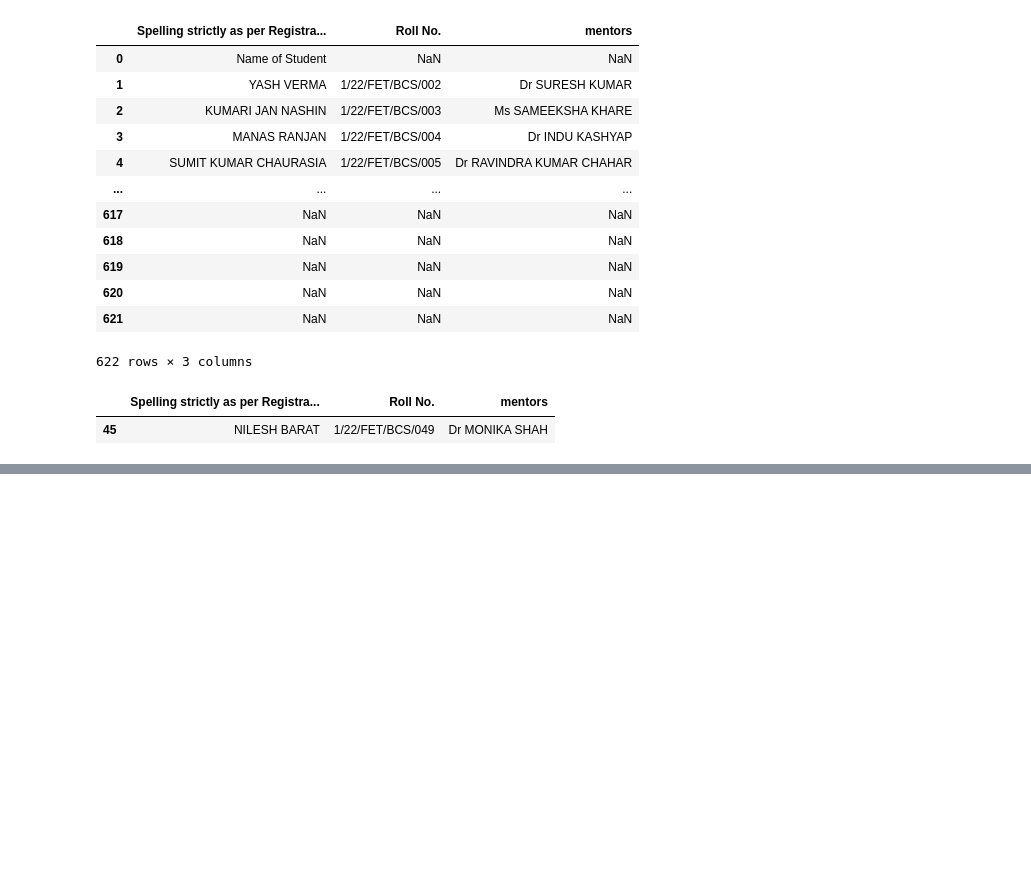
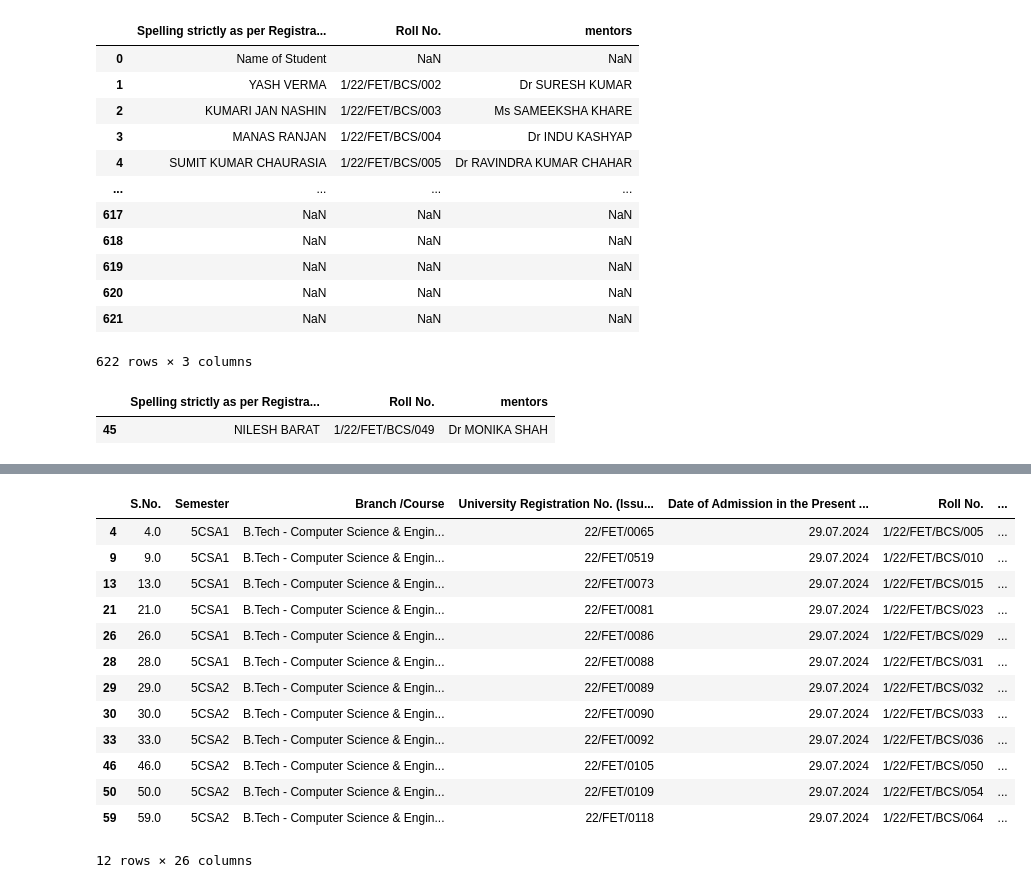
Before and after one commit to Carnit/Machine_learning, a Jupyter notebook: LAB_2/extracting_info.ipynb, the cells around one changed output, grey strips where cells are left out. Saved outputs shown, nothing was run; the diff lists cells and outputs as text; code cells hidden in the pictures; blank space fills up the shorter version.

```diff
--- a/LAB_2/extracting_info.ipynb
+++ b/LAB_2/extracting_info.ipynb
@@ -48,0 +152,18 @@ filtered_data
+# %%
+state = df[df['State']=='DELHI']
+state
+# %% [output]
+|  | S.No. | Semester | Branch /Course | University Registration No. (Issu... | Date of Admission in the Present ... | Roll No. | ... |
+| 4 | 4.0 | 5CSA1 | B.Tech - Computer Science & Engin... | 22/FET/0065 | 29.07.2024 | 1/22/FET/BCS/005 | ... |
+| 9 | 9.0 | 5CSA1 | B.Tech - Computer Science & Engin... | 22/FET/0519 | 29.07.2024 | 1/22/FET/BCS/010 | ... |
+| 13 | 13.0 | 5CSA1 | B.Tech - Computer Science & Engin... | 22/FET/0073 | 29.07.2024 | 1/22/FET/BCS/015 | ... |
+| 21 | 21.0 | 5CSA1 | B.Tech - Computer Science & Engin... | 22/FET/0081 | 29.07.2024 | 1/22/FET/BCS/023 | ... |
+| 26 | 26.0 | 5CSA1 | B.Tech - Computer Science & Engin... | 22/FET/0086 | 29.07.2024 | 1/22/FET/BCS/029 | ... |
+| 28 | 28.0 | 5CSA1 | B.Tech - Computer Science & Engin... | 22/FET/0088 | 29.07.2024 | 1/22/FET/BCS/031 | ... |
+| 29 | 29.0 | 5CSA2 | B.Tech - Computer Science & Engin... | 22/FET/0089 | 29.07.2024 | 1/22/FET/BCS/032 | ... |
+| 30 | 30.0 | 5CSA2 | B.Tech - Computer Science & Engin... | 22/FET/0090 | 29.07.2024 | 1/22/FET/BCS/033 | ... |
+| 33 | 33.0 | 5CSA2 | B.Tech - Computer Science & Engin... | 22/FET/0092 | 29.07.2024 | 1/22/FET/BCS/036 | ... |
+| 46 | 46.0 | 5CSA2 | B.Tech - Computer Science & Engin... | 22/FET/0105 | 29.07.2024 | 1/22/FET/BCS/050 | ... |
+| 50 | 50.0 | 5CSA2 | B.Tech - Computer Science & Engin... | 22/FET/0109 | 29.07.2024 | 1/22/FET/BCS/054 | ... |
+| 59 | 59.0 | 5CSA2 | B.Tech - Computer Science & Engin... | 22/FET/0118 | 29.07.2024 | 1/22/FET/BCS/064 | ... |
+12 rows × 26 columns
```
Also changed, not shown: parts of 14 cells of this notebook, 1 other file.
